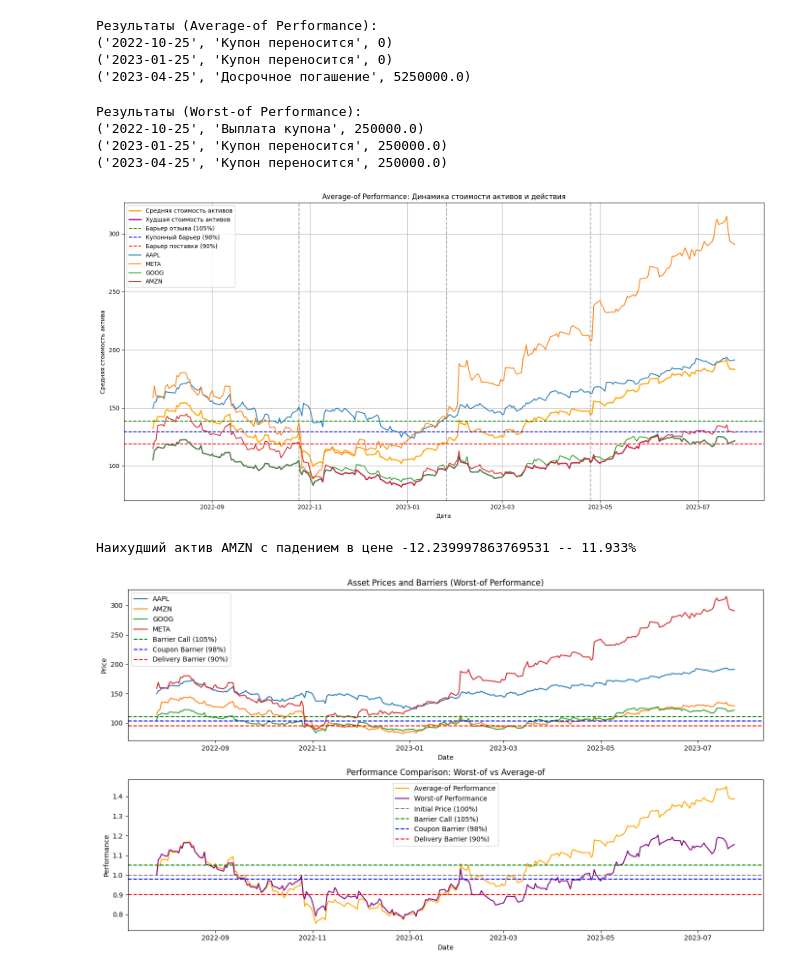
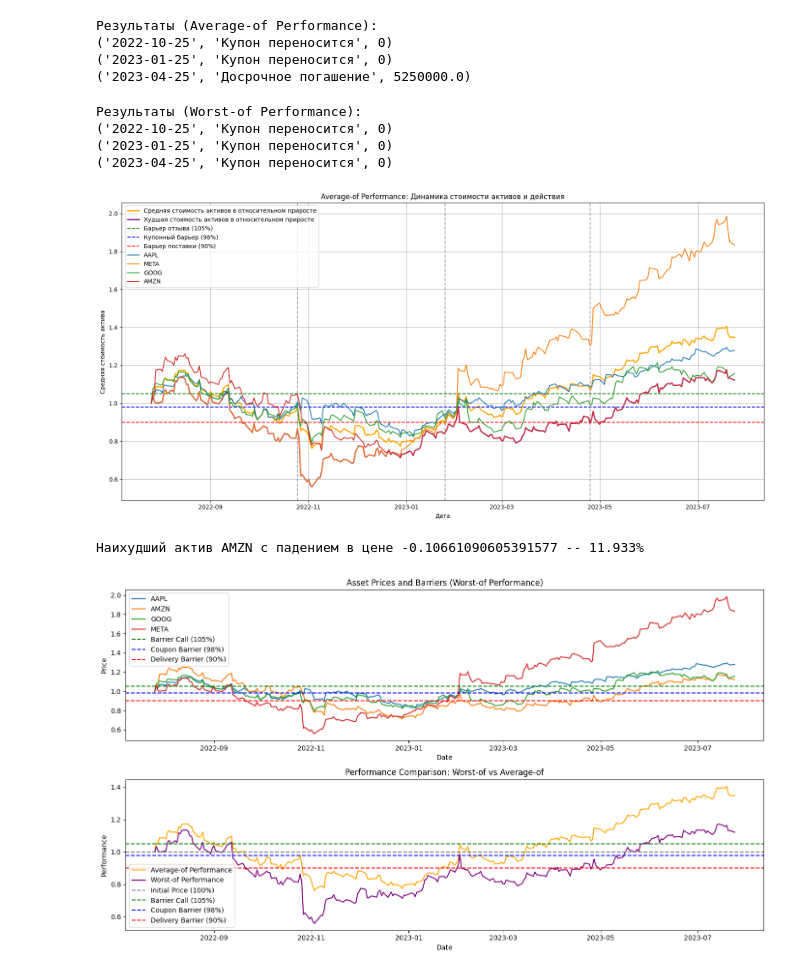
Before and after one commit to Kasymkhankhubiyev/Sirius-Uni, a Jupyter notebook: HybridFinancialInstruments/Lab_final_GSFP.ipynb, the cells around one changed output. Cells and saved outputs as stored; diff of their text form; code cells hidden in the pictures.

```diff
--- a/HybridFinancialInstruments/Lab_final_GSFP.ipynb
+++ b/HybridFinancialInstruments/Lab_final_GSFP.ipynb
@@ -84,8 +84,8 @@ stock_data
 250 rows × 4 columns
 # %%
-call_barrier = initial_prices * 1.05
-coupon_barrier = initial_prices * 0.98
-delivery_barrier = initial_prices * 0.90
+call_barrier = 1.05
+coupon_barrier = 0.98
+delivery_barrier = 0.90
 # %%
 initial_prices
 # %% [output]
@@ -148,3 +136,5 @@ Barriers - Call: 110.4407787322998, Coupon: 103.07806015014648, Delivery: 94.663
+# %%
+stock_data = stock_data / stock_data.iloc[0]
 # %%
 results = []
 cumulative_coupon = 0
@@ -241,11 +230,11 @@ cumulative_coupon_worst = 0
 for date in observation_dates:
     worst_asset_price = stock_data.loc[date].min()
 
-    if worst_asset_price >= call_barrier.min():
+    if worst_asset_price >= call_barrier:
         cumulative_coupon_worst += coupon_rate * nominal
         results_worst.append((date, "Досрочное погашение", cumulative_coupon_worst + nominal))
         break
-    elif worst_asset_price >= coupon_barrier.min():
+    elif worst_asset_price >= coupon_barrier:
         cumulative_coupon_worst += coupon_rate * nominal
         results_worst.append((date, "Выплата купона", cumulative_coupon_worst))
     else:
@@ -253,8 +242,8 @@ for date in observation_dates:
 
 # Проверка на финальную дату
 if len(results_worst) < len(observation_dates):
-    final_worst_price = stock_data.loc[end_date].min()
-    if final_worst_price >= delivery_barrier.min():
+    final_worst_price = stock_data.loc[end_date]
+    if final_worst_price >= delivery_barrier:
         results_worst.append((end_date, "Погашение номинала", cumulative_coupon_worst + nominal))
     else:
         final_value_worst = final_worst_price
@@ -265,21 +254,21 @@ for r in results_worst:
     print(r)
 # %% [output]
 Результаты (Worst-of Performance):
-('2022-10-25', 'Выплата купона', 250000.0)
-('2023-01-25', 'Купон переносится', 250000.0)
-('2023-04-25', 'Купон переносится', 250000.0)
+('2022-10-25', 'Купон переносится', 0)
+('2023-01-25', 'Купон переносится', 0)
+('2023-04-25', 'Купон переносится', 0)
 # %%
 plt.figure(figsize=(16, 8))
 
 average_performance = stock_data.mean(axis=1)
 worst_performance = stock_data.min(axis=1)
 
-plt.plot(stock_data.index, average_performance, label="Средняя стоимость активов", color='orange', linewidth=2)
-plt.plot(stock_data.index, worst_performance, label="Худшая стоимость активов", color='purple', linewidth=2)
+plt.plot(stock_data.index, average_performance, label="Средняя стоимость активов в относительном приросте", color='orange', linewidth=2)
+plt.plot(stock_data.index, worst_performance, label="Худшая стоимость активов в относительном приросте", color='purple', linewidth=2)
 
-plt.axhline(y=call_barrier.mean(), color='green', linestyle='--', label='Барьер отзыва (105%)')
-plt.axhline(y=coupon_barrier.mean(), color='blue', linestyle='--', label='Купонный барьер (98%)')
-plt.axhline(y=delivery_barrier.mean(), color='red', linestyle='--', label='Барьер поставки (90%)')
+plt.axhline(y=call_barrier, color='green', linestyle='--', label='Барьер отзыва (105%)')
+plt.axhline(y=coupon_barrier, color='blue', linestyle='--', label='Купонный барьер (98%)')
+plt.axhline(y=delivery_barrier, color='red', linestyle='--', label='Барьер поставки (90%)')
 
 for result in results_avg:
     date, action, value = result
@@ -296,14 +285,14 @@ plt.grid()
 plt.tight_layout()
 plt.show()
 # %% [output]
-[figure, old version]
+[figure, new version]
 # %%
 lowest = (stock_data.loc[observation_dates[-1]] - stock_data.iloc[0]).sort_values().index[0]
 diff = (stock_data.loc[observation_dates[-1]] - stock_data.iloc[0]).sort_values().values[0]
 
 print(f'Наихудший актив {lowest} с падением в цене {diff} -- {abs(diff) / stock_data.loc[observation_dates[-1]]["AMZN"] * 100:.3f}%')
 # %% [output]
-Наихудший актив AMZN с падением в цене -12.239997863769531 -- 11.933%
+Наихудший актив AMZN с падением в цене -0.10661090605391577 -- 11.933%
 # %%
 initial_investment = 5_000_000
 # %%
@@ -317,9 +306,9 @@ def performance_analysis(prices_df, initial_prices, method="worst-of"):
     cumulative_coupon = 0.0
 
     if method == "average-of":
-        performance = prices_df.mean(axis=1) / initial_prices.mean()
+        performance = prices_df.mean(axis=1)
     else:  # worst-of
-        performance = prices_df.min(axis=1) / initial_prices.min()
+        performance = prices_df.min(axis=1)
 
     for obs_date in observation_dates:
         perf = performance.loc[obs_date]
@@ -353,36 +342,36 @@ results_avg_df = performance_analysis(stock_data, initial_prices, method="averag
 
 
 def plot_results(prices_df, initial_prices, barrier_call, coupon_barrier, delivery_barrier):
     plt.figure(figsize=(14, 8))
 
     plt.subplot(2, 1, 1)
     for col in prices_df.columns:
         plt.plot(prices_df.index, prices_df[col], label=col)
-    plt.axhline(y=initial_prices.min() * barrier_call, color="green", linestyle="--", label="Barrier Call (105%)")
-    plt.axhline(y=initial_prices.min() * coupon_barrier, color="blue", linestyle="--", label="Coupon Barrier (98%)")
-    plt.axhline(y=initial_prices.min() * delivery_barrier, color="red", linestyle="--", label="Delivery Barrier (90%)")
+    plt.axhline(y= barrier_call, color="green", linestyle="--", label="Barrier Call (105%)")
+    plt.axhline(y= coupon_barrier, color="blue", linestyle="--", label="Coupon Barrier (98%)")
+    plt.axhline(y=delivery_barrier, color="red", linestyle="--", label="Delivery Barrier (90%)")
     plt.title("Asset Prices and Barriers (Worst-of Performance)")
     plt.xlabel("Date")
     plt.ylabel("Price")
     plt.legend()
 
     plt.subplot(2, 1, 2)
-    avg_perf = prices_df.mean(axis=1) / initial_prices.mean()
-    worst_perf = prices_df.min(axis=1) / initial_prices.min()
+    avg_perf = prices_df.mean(axis=1)
+    worst_perf = prices_df.min(axis=1)
     plt.plot(avg_perf.index, avg_perf, label="Average-of Performance", color="orange")
     plt.plot(worst_perf.index, worst_perf, label="Worst-of Performance", color="purple")
     plt.axhline(y=1, color="gray", linestyle="--", label="Initial Price (100%)")
     plt.axhline(y=barrier_call, color="green", linestyle="--", label="Barrier Call (105%)")
     plt.axhline(y=coupon_barrier, color="blue", linestyle="--", label="Coupon Barrier (98%)")
     plt.axhline(y=delivery_barrier, color="red", linestyle="--", label="Delivery Barrier (90%)")
     plt.title("Performance Comparison: Worst-of vs Average-of")
     plt.xlabel("Date")
     plt.ylabel("Performance")
     plt.legend()
 
     plt.tight_layout()
     plt.show()
 
 plot_results(stock_data, initial_prices, call_barrier, coupon_barrier, delivery_barrier)
 # %% [output]
-[figure, old version]
+[figure, new version]
```
Also changed, not shown: parts of 9 cells of this notebook.
